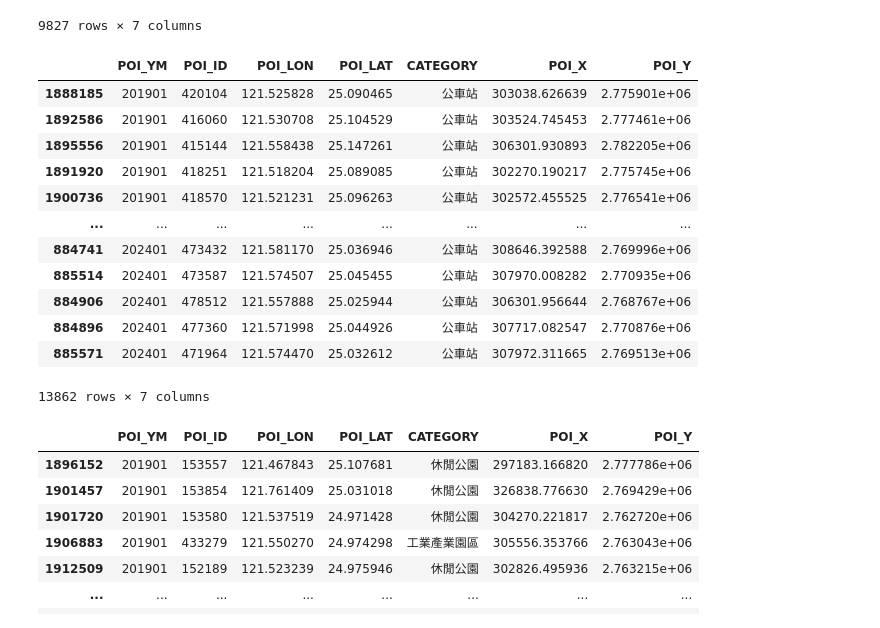
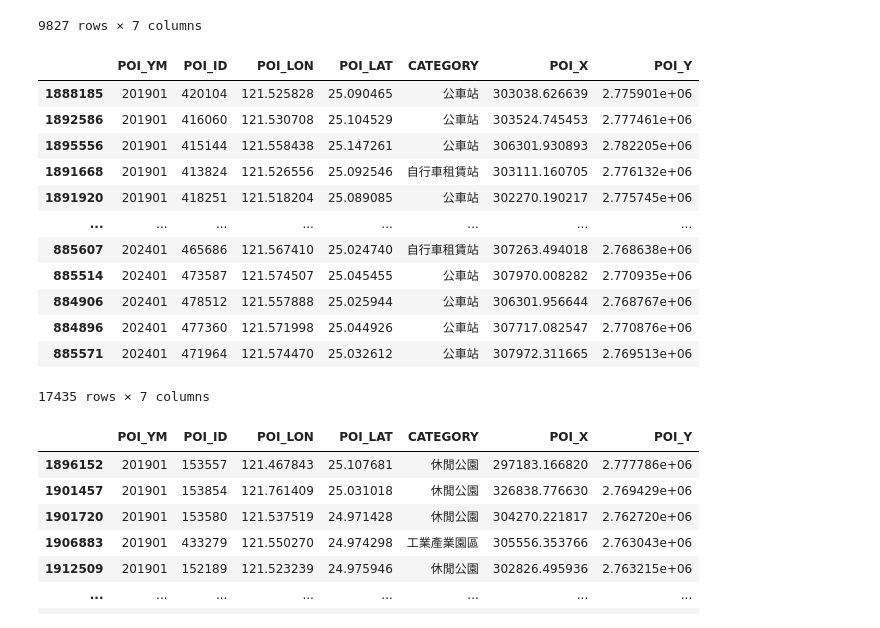
Before and after one commit to huangfishburger/capstone, a Jupyter notebook: main.ipynb, the cells around one changed output. Saved outputs shown, nothing was run; the diff lists cells and outputs as text; code cells hidden in the pictures.

```diff
--- a/main.ipynb
+++ b/main.ipynb
@@ -12,7 +12,7 @@ df.head()
 | 3 | 202112 | L | L13 | 民間機構 | 廣播電台 |
 | 4 | 202112 | H | H13 | 逛街購物 | 流行服飾 |
 # %%
-df = pd.read_parquet('POI_CODE.parquet')
+df = pd.read_parquet('./data/POI_CODE.parquet')
 
 print(df['CATEGORY'].unique())
 # %% [output]
@@ -35,7 +35,7 @@ print(df['CATEGORY'].unique())
  '快遞' '遠通電收' '汽車經銷商' '博物館' '特約醫事放射機構' '焚化廠' '瓦斯行' '拖吊保管場' '補習補校' '眼鏡店'
  '證券行' '區域醫院' '森林遊樂區' '警憲消防' '自助服務' '藥局' '貨運、砂石車' '市場' '美髮店' '社區大學']
 # %%
-df_poi = pd.read_parquet('POI.parquet')
+df_poi = pd.read_parquet('./data/POI.parquet')
 
 df_poi
 # %% [output]
@@ -172,22 +172,22 @@ df_edu
 9827 rows × 7 columns
 # %%
 # transport
-df_transport = df_final[df_final['CATEGORY'].isin(['鐵路設施自行車租賃站','公路設施','客運站','捷運設施','公車站','轉運站'])]
+df_transport = df_final[df_final['CATEGORY'].isin(['鐵路設施','自行車租賃站','公路設施','客運站','捷運設施','公車站','轉運站'])]
 df_transport
 # %% [output]
 |  | POI_YM | POI_ID | POI_LON | POI_LAT | CATEGORY | POI_X | POI_Y |
 | 1888185 | 201901 | 420104 | 121.525828 | 25.090465 | 公車站 | 303038.626639 | 2.775901e+06 |
 | 1892586 | 201901 | 416060 | 121.530708 | 25.104529 | 公車站 | 303524.745453 | 2.777461e+06 |
 | 1895556 | 201901 | 415144 | 121.558438 | 25.147261 | 公車站 | 306301.930893 | 2.782205e+06 |
+| 1891668 | 201901 | 413824 | 121.526556 | 25.092546 | 自行車租賃站 | 303111.160705 | 2.776132e+06 |
 | 1891920 | 201901 | 418251 | 121.518204 | 25.089085 | 公車站 | 302270.190217 | 2.775745e+06 |
-| 1900736 | 201901 | 418570 | 121.521231 | 25.096263 | 公車站 | 302572.455525 | 2.776541e+06 |
 | ... | ... | ... | ... | ... | ... | ... | ... |
-| 884741 | 202401 | 473432 | 121.581170 | 25.036946 | 公車站 | 308646.392588 | 2.769996e+06 |
+| 885607 | 202401 | 465686 | 121.567410 | 25.024740 | 自行車租賃站 | 307263.494018 | 2.768638e+06 |
 | 885514 | 202401 | 473587 | 121.574507 | 25.045455 | 公車站 | 307970.008282 | 2.770935e+06 |
 | 884906 | 202401 | 478512 | 121.557888 | 25.025944 | 公車站 | 306301.956644 | 2.768767e+06 |
 | 884896 | 202401 | 477360 | 121.571998 | 25.044926 | 公車站 | 307717.082547 | 2.770876e+06 |
 | 885571 | 202401 | 471964 | 121.574470 | 25.032612 | 公車站 | 307972.311665 | 2.769513e+06 |
-13862 rows × 7 columns
+17435 rows × 7 columns
 # %%
 # other
 df_other = df_final[df_final['CATEGORY'].isin(['休閒公園','工業產業園區','殯葬設施','垃圾場','焚化廠'])]
```
Also changed, not shown: parts of 1 cell of this notebook.
